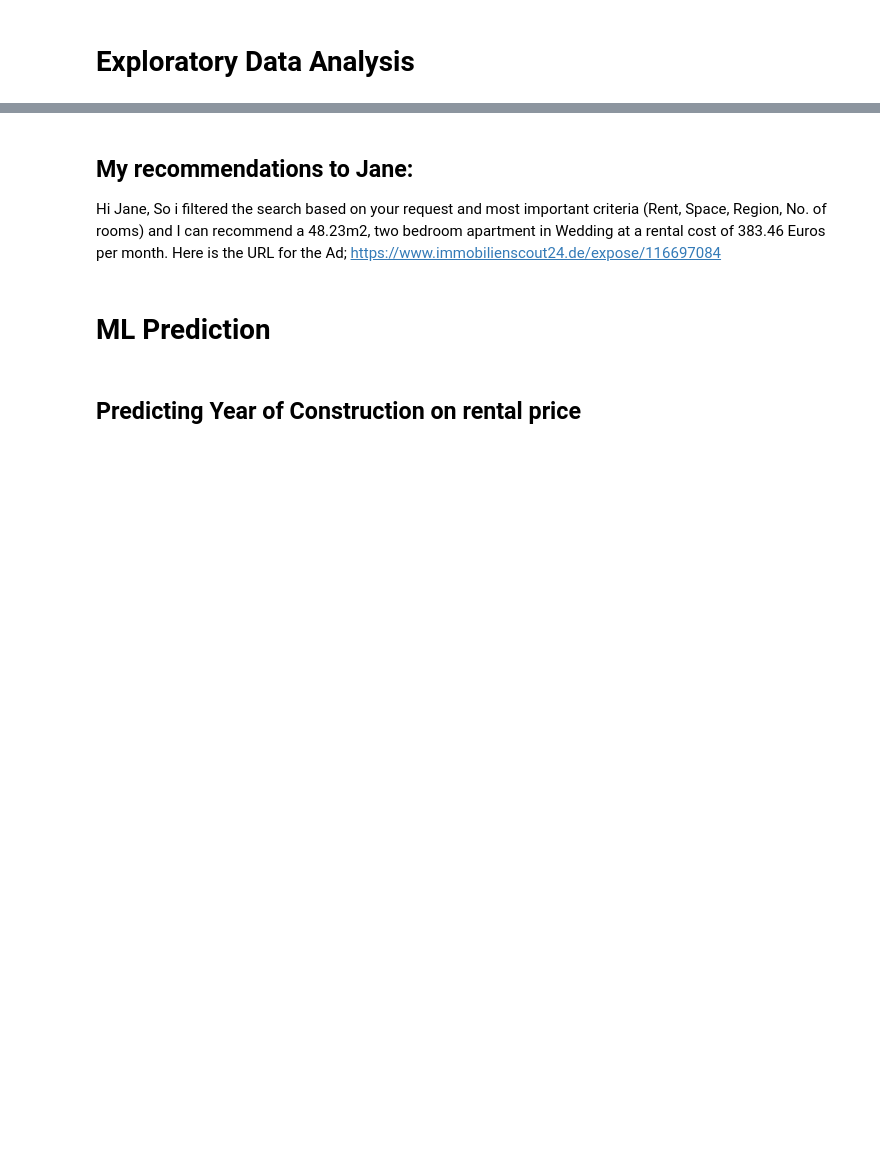
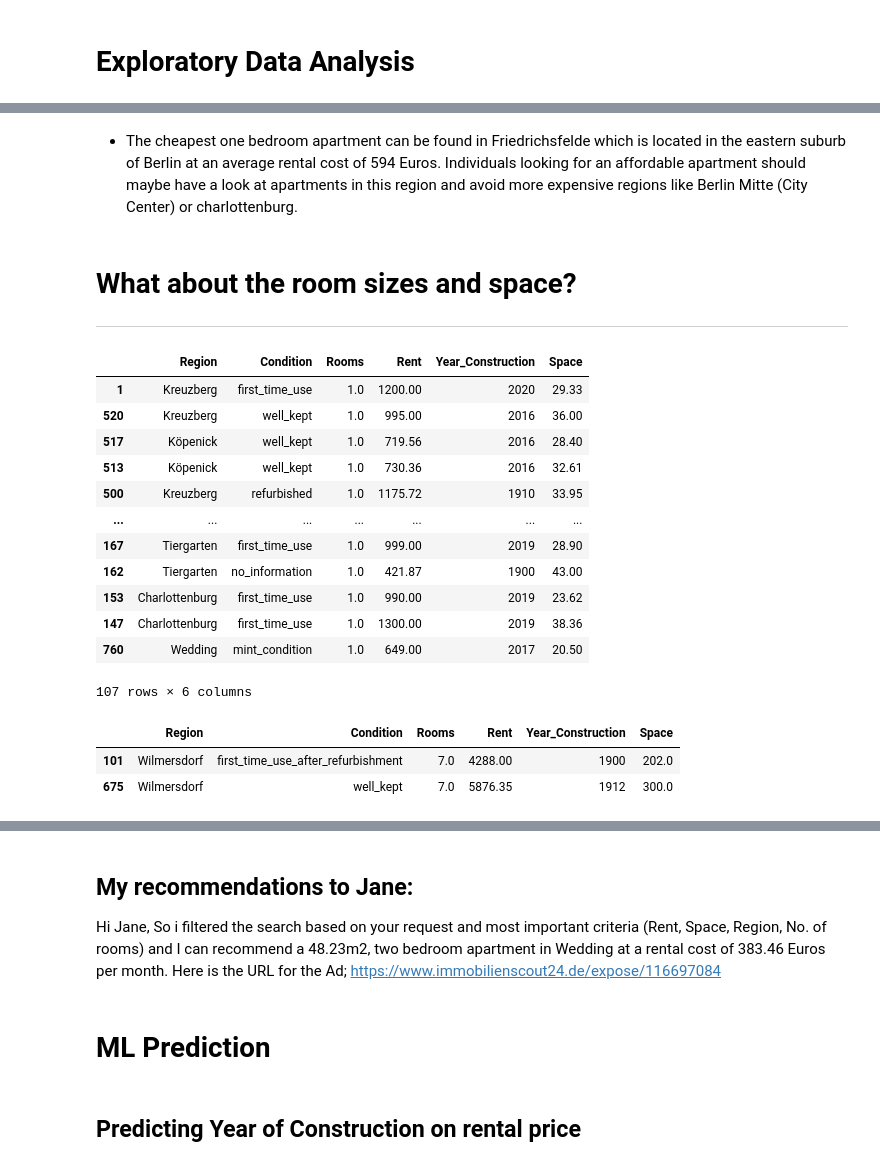
Before and after one commit to Amakudegloria/Berlin_Flates_Projects, a Jupyter notebook: Immobilien_Scout_24.ipynb, the cells around one changed output, grey strips where cells are left out. Drawn from its saved outputs; the diff is of its cells as text; code cells hidden in the pictures; blank space fills up the shorter version.

```diff
--- a/Immobilien_Scout_24.ipynb
+++ b/Immobilien_Scout_24.ipynb
@@ -417,0 +196,33 @@ rentals[(rentals['Rent']< 500) & (rentals['Space'] > 25) &
+# %% [markdown]
+* The cheapest one bedroom apartment can be found in Friedrichsfelde which is located in the eastern suburb of Berlin at an average rental cost of 594 Euros. Individuals looking for an affordable apartment should maybe have a look at apartments in this region and avoid more expensive regions like Berlin Mitte (City Center) or charlottenburg.
+# %% [markdown]
+# **What about the room sizes and space?**
+
+---
+# %%
+#Checking the minimum number of rooms available
+min_rooms = rentals['Rooms']== rentals['Rooms'].min()
+
+rentals[min_rooms].sort_values(by='Rooms')
+# %% [output]
+|  | Region | Condition | Rooms | Rent | Year_Construction | Space |
+| 1 | Kreuzberg | first_time_use | 1.0 | 1200.00 | 2020 | 29.33 |
+| 520 | Kreuzberg | well_kept | 1.0 | 995.00 | 2016 | 36.00 |
+| 517 | Köpenick | well_kept | 1.0 | 719.56 | 2016 | 28.40 |
+| 513 | Köpenick | well_kept | 1.0 | 730.36 | 2016 | 32.61 |
+| 500 | Kreuzberg | refurbished | 1.0 | 1175.72 | 1910 | 33.95 |
+| ... | ... | ... | ... | ... | ... | ... |
+| 167 | Tiergarten | first_time_use | 1.0 | 999.00 | 2019 | 28.90 |
+| 162 | Tiergarten | no_information | 1.0 | 421.87 | 1900 | 43.00 |
+| 153 | Charlottenburg | first_time_use | 1.0 | 990.00 | 2019 | 23.62 |
+| 147 | Charlottenburg | first_time_use | 1.0 | 1300.00 | 2019 | 38.36 |
+| 760 | Wedding | mint_condition | 1.0 | 649.00 | 2017 | 20.50 |
+107 rows × 6 columns
+# %%
+#Checking the maximum number of rooms available
+max_rooms = rentals['Rooms']== rentals['Rooms'].max()
+rentals[max_rooms]
+# %% [output]
+|  | Region | Condition | Rooms | Rent | Year_Construction | Space |
+| 101 | Wilmersdorf | first_time_use_after_refurbishment | 7.0 | 4288.00 | 1900 | 202.0 |
+| 675 | Wilmersdorf | well_kept | 7.0 | 5876.35 | 1912 | 300.0 |
```
Also changed, not shown: parts of 84 cells of this notebook.
